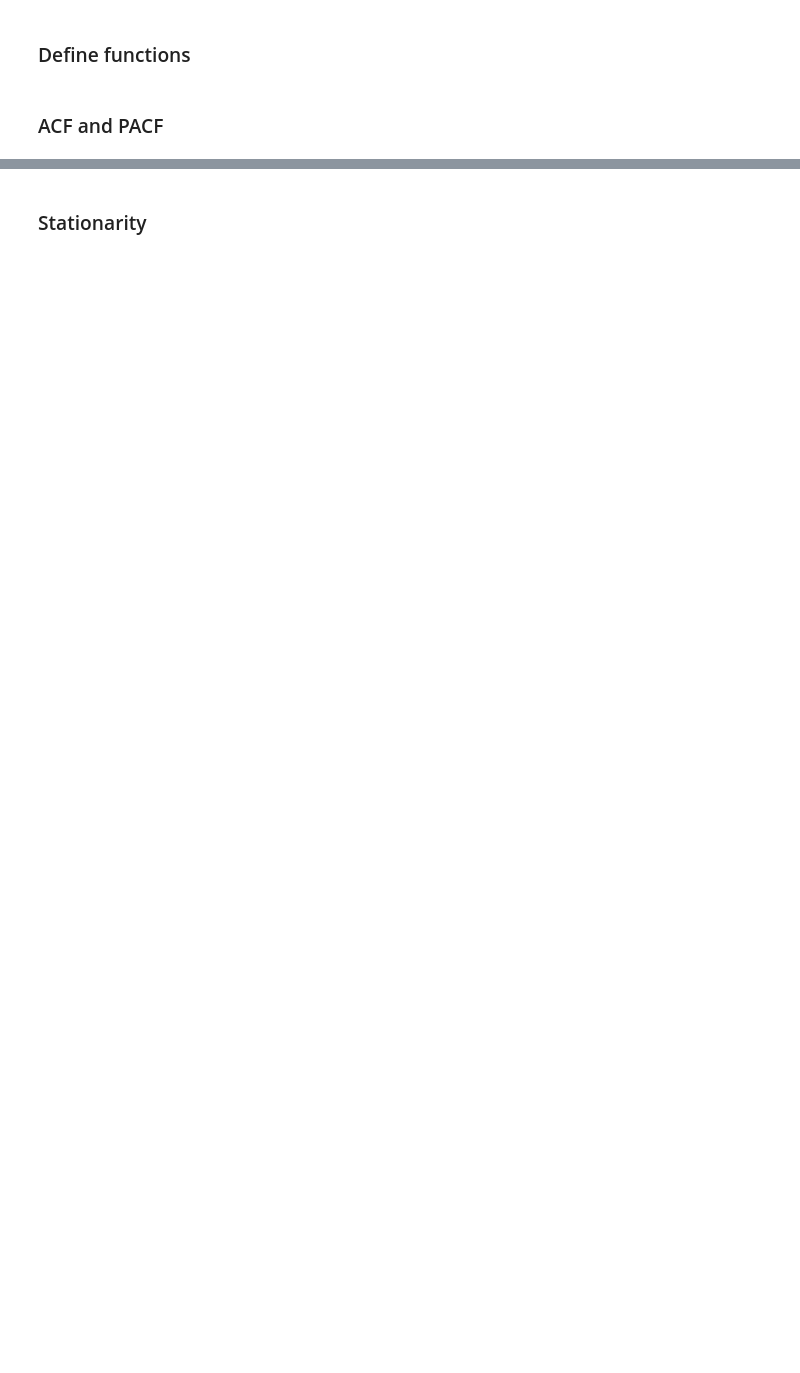
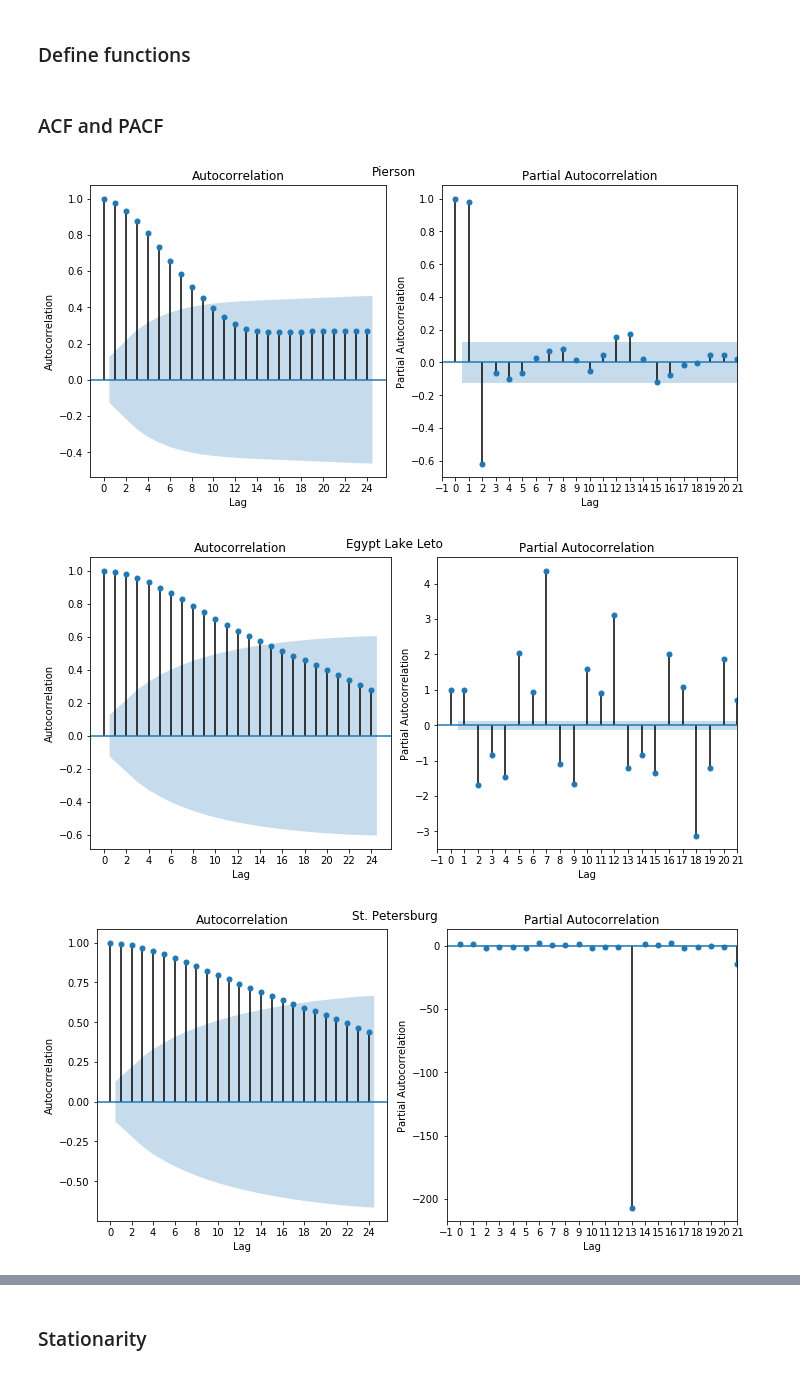
Before and after one commit to magalisolimano/time-series, a Jupyter notebook: notebook.ipynb, the cells around one changed output, grey strips where cells are left out. Drawn from its saved outputs; the diff is of its cells as text; code cells hidden in the pictures; blank space fills up the shorter version.

```diff
--- a/notebook.ipynb
+++ b/notebook.ipynb
@@ -579,21 +877,23 @@ test_dfs = [pierson_test, egyptlakeleto_test, stpete_test, orlando_test,
 # Define function to plot autocorrelation function (ACF) and
 # partial autocorrelation function (PACF)
 
-def plot_acf_pacf(ts):
+def plot_acf_pacf(name, ts):
     # Create figure, set format and size
     fig, ax = plt.subplots(nrows=1, ncols=2, figsize=(10,5))
 
-    plot_acf(ts, ax[0]) #plot ACF
+    plot_acf(ts.dropna(), ax[0]) #plot ACF
     ax[0].xaxis.set_major_locator(plt.MultipleLocator(2)) #set xtick frequency
     ax[0].set_xlabel('Lag') #set xlabel
     ax[0].set_ylabel('Autocorrelation') #set ylabel
 
-    plot_pacf(pierson_ts, ax[1]) #plot PACF
+    plot_pacf(ts.dropna(), ax[1]) #plot PACF
     ax[1].set_xlim(-1,21) #set x-axis range
     ax[1].xaxis.set_major_locator(plt.MultipleLocator(1)) #set xtick frequency
     ax[1].set_xlabel('Lag') #set xlabel
     ax[1].set_ylabel('Partial Autocorrelation') #set ylabel
 
+    plt.suptitle(name)
+
     plt.tight_layout()
 # %%
 # Define function to check for stationarity
@@ -790,4 +1087,8 @@ def get_predictions(train, test, model_output, steps=24):
 # %%
 # Plot ACF and PCF for all time series
 for i, train_df in enumerate(train_dfs):
-    plot_acf_pacf(train_df)
+    plot_acf_pacf(names[i], train_df)
+# %% [output]
+[figure, added]
+[figure, added]
+[figure, added]
```
Also changed, not shown: parts of 89 cells of this notebook.
